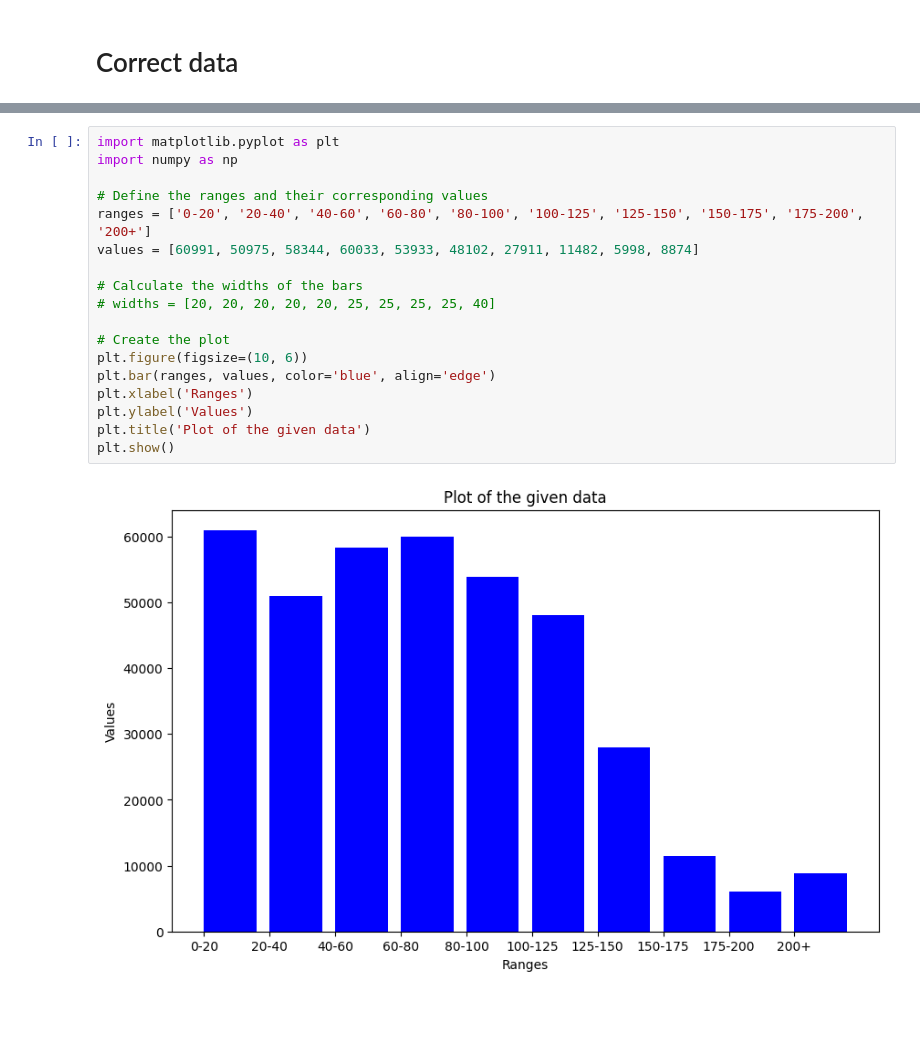
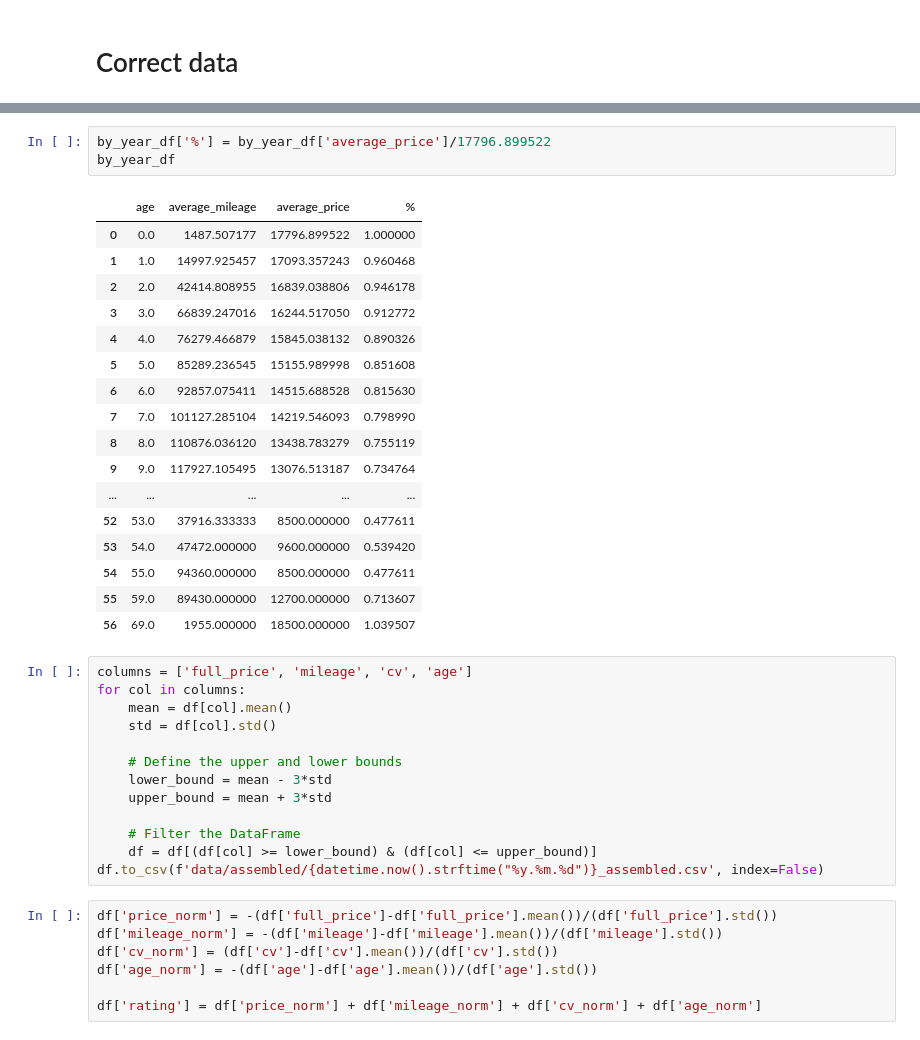
Before and after one commit to AleYepes/testing, a Jupyter notebook: used-cars/assemble.ipynb, the cells around one changed output, grey strips where cells are left out. Saved outputs shown, nothing was run; the diff lists cells and outputs as text; blank space fills up the shorter version.

```diff
--- a/used-cars/assemble.ipynb
+++ b/used-cars/assemble.ipynb
@@ -159,20 +159,41 @@ df
-# %%
-import matplotlib.pyplot as plt
-import numpy as np
-
-# Define the ranges and their corresponding values
-ranges = ['0-20', '20-40', '40-60', '60-80', '80-100', '100-125', '125-150', '150-175', '175-200', '200+']
-values = [60991, 50975, 58344, 60033, 53933, 48102, 27911, 11482, 5998, 8874]
-
-# Calculate the widths of the bars
-# widths = [20, 20, 20, 20, 20, 25, 25, 25, 25, 40]
-
-# Create the plot
-plt.figure(figsize=(10, 6))
-plt.bar(ranges, values, color='blue', align='edge')
-plt.xlabel('Ranges')
-plt.ylabel('Values')
-plt.title('Plot of the given data')
-plt.show()
-# %% [output]
-[figure, removed]
+# %%
+by_year_df['%'] = by_year_df['average_price']/17796.899522
+by_year_df
+# %% [output]
+|  | age | average_mileage | average_price | % |
+| 0 | 0.0 | 1487.507177 | 17796.899522 | 1.000000 |
+| 1 | 1.0 | 14997.925457 | 17093.357243 | 0.960468 |
+| 2 | 2.0 | 42414.808955 | 16839.038806 | 0.946178 |
+| 3 | 3.0 | 66839.247016 | 16244.517050 | 0.912772 |
+| 4 | 4.0 | 76279.466879 | 15845.038132 | 0.890326 |
+| 5 | 5.0 | 85289.236545 | 15155.989998 | 0.851608 |
+| 6 | 6.0 | 92857.075411 | 14515.688528 | 0.815630 |
+| 7 | 7.0 | 101127.285104 | 14219.546093 | 0.798990 |
+| 8 | 8.0 | 110876.036120 | 13438.783279 | 0.755119 |
+| 9 | 9.0 | 117927.105495 | 13076.513187 | 0.734764 |
+| ... | ... | ... | ... | ... |
+| 52 | 53.0 | 37916.333333 | 8500.000000 | 0.477611 |
+| 53 | 54.0 | 47472.000000 | 9600.000000 | 0.539420 |
+| 54 | 55.0 | 94360.000000 | 8500.000000 | 0.477611 |
+| 55 | 59.0 | 89430.000000 | 12700.000000 | 0.713607 |
+| 56 | 69.0 | 1955.000000 | 18500.000000 | 1.039507 |
+# %%
+columns = ['full_price', 'mileage', 'cv', 'age']
+for col in columns:
+    mean = df[col].mean()
+    std = df[col].std()
+
+    # Define the upper and lower bounds
+    lower_bound = mean - 3*std
+    upper_bound = mean + 3*std
+
+    # Filter the DataFrame
+    df = df[(df[col] >= lower_bound) & (df[col] <= upper_bound)]
+df.to_csv(f'data/assembled/{datetime.now().strftime("%y.%m.%d")}_assembled.csv', index=False)
+# %%
+df['price_norm'] = -(df['full_price']-df['full_price'].mean())/(df['full_price'].std())
+df['mileage_norm'] = -(df['mileage']-df['mileage'].mean())/(df['mileage'].std())
+df['cv_norm'] = (df['cv']-df['cv'].mean())/(df['cv'].std())
+df['age_norm'] = -(df['age']-df['age'].mean())/(df['age'].std())
+
+df['rating'] = df['price_norm'] + df['mileage_norm'] + df['cv_norm'] + df['age_norm']
```
Also changed, not shown: parts of 9 cells of this notebook, 15 other files.
